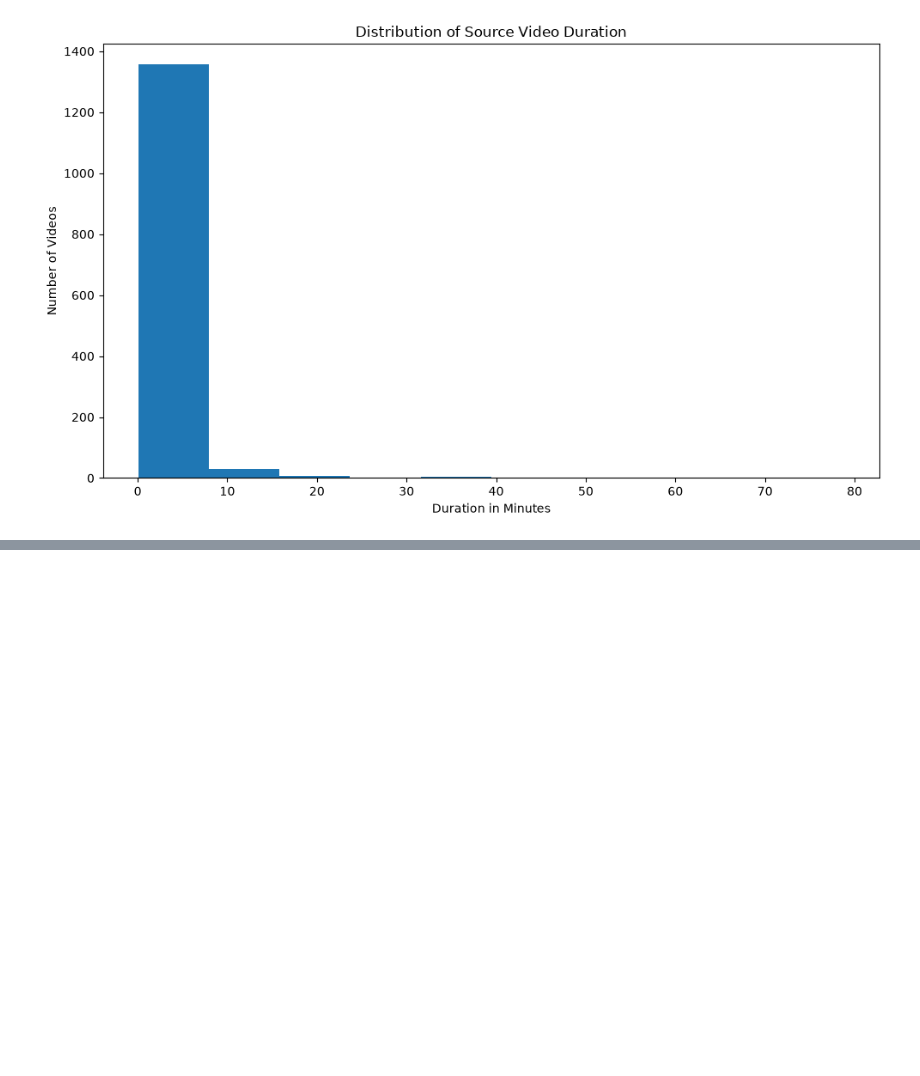
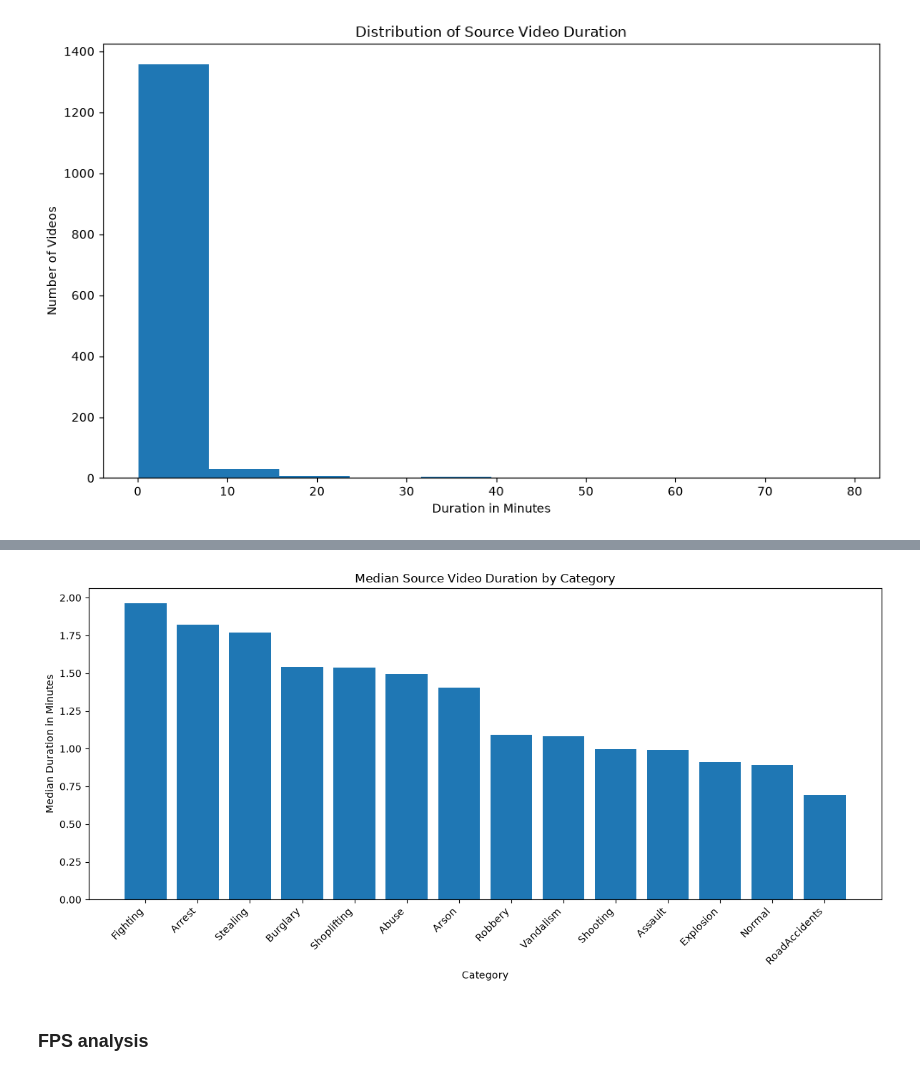
Before and after one commit to Phiziics/Computer-Vision, a Jupyter notebook: SentinelVision-AI/notebooks/01_data_understanding.ipynb, the cells around one changed output, grey strips where cells are left out. Cells and saved outputs as stored; diff of their text form; code cells hidden in the pictures; blank space fills up the shorter version.

```diff
--- a/SentinelVision-AI/notebooks/01_data_understanding.ipynb
+++ b/SentinelVision-AI/notebooks/01_data_understanding.ipynb
@@ -458,3 +458,16 @@ plt.tight_layout()
 plt.show()
 # %% [output]
 [figure]
+# %%
+# Compare median duration across categories.
+category_duration = (
+    valid_videos
+    .groupby("category")["duration_seconds"]
+    .median()
+    .sort_values(ascending=False)
+    .div(60)
+    .rename("median_duration_minutes")
+    .reset_index()
+)
+
+category_duration
@@ -460,0 +490,18 @@ plt.show()
+# %%
+plt.figure(figsize=(12, 6))
+
+plt.bar(
+    category_duration["category"],
+    category_duration["median_duration_minutes"],
+)
+
+plt.title("Median Source Video Duration by Category")
+plt.xlabel("Category")
+plt.ylabel("Median Duration in Minutes")
+plt.xticks(rotation=45, ha="right")
+plt.tight_layout()
+plt.show()
+# %% [output]
+[figure, added]
+# %% [markdown]
+### FPS analysis
```
Also changed, not shown: parts of 44 cells of this notebook.
